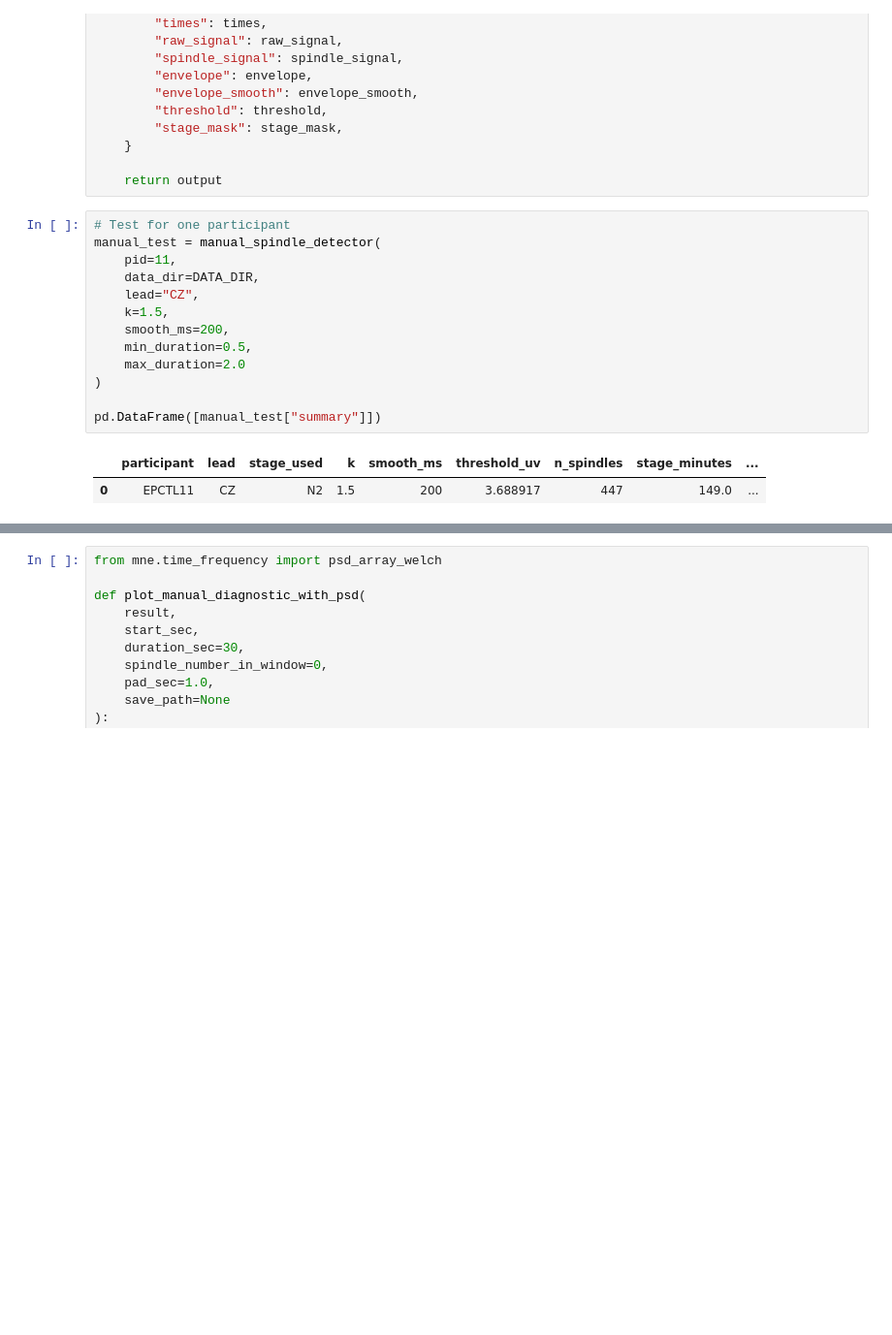
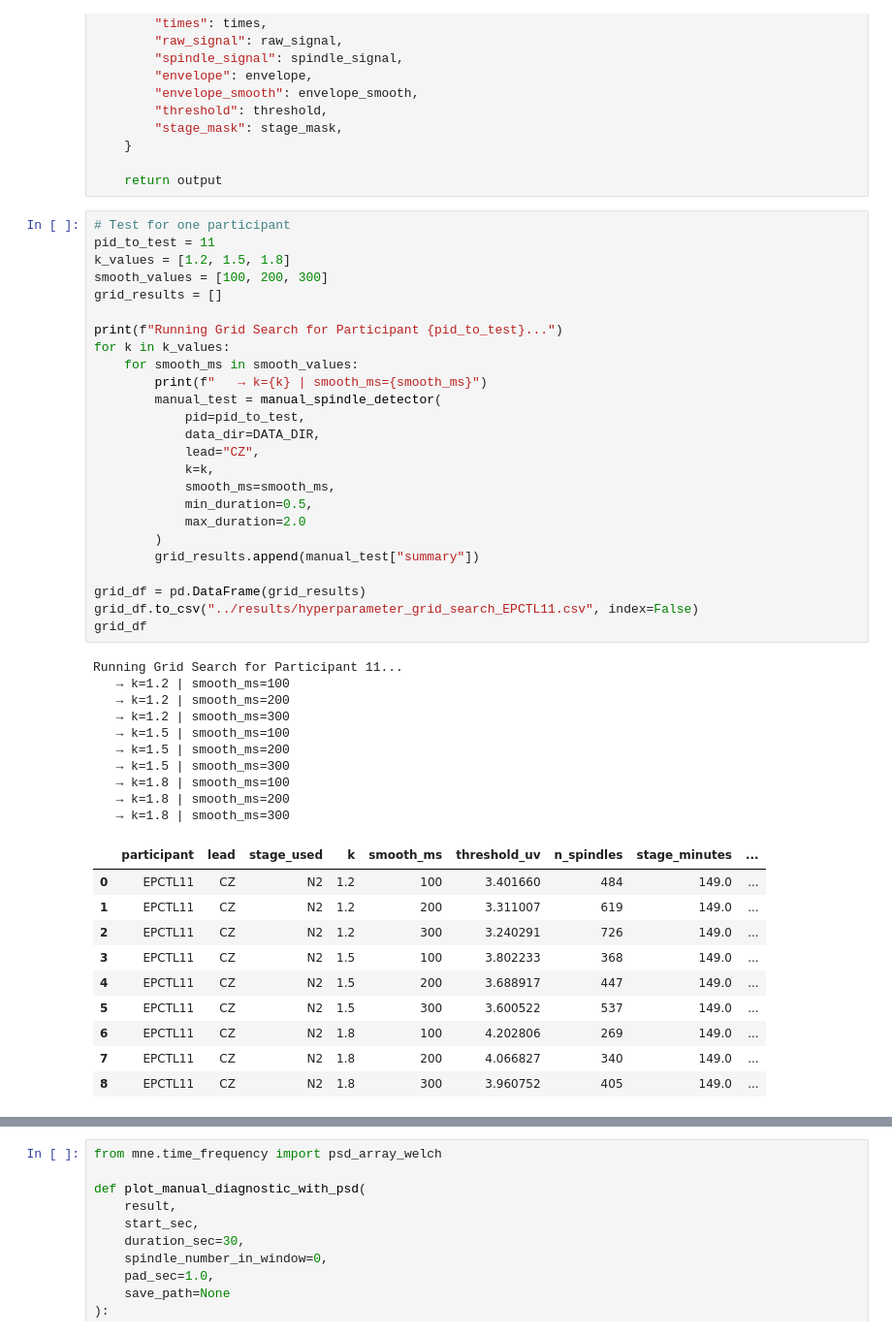
Before and after one commit to neehanthreddym/eeg-signal-processing-classification, a Jupyter notebook: notebooks/part1_spindles.ipynb, the cells around one changed output, grey strips where cells are left out. Shown at 97% size. Drawn from its saved outputs; the diff is of its cells as text; blank space fills up the shorter version.

```diff
--- a/notebooks/part1_spindles.ipynb
+++ b/notebooks/part1_spindles.ipynb
@@ -451,17 +453,47 @@ def manual_spindle_detector(
     return output
 # %%
 # Test for one participant
-manual_test = manual_spindle_detector(
-    pid=11,
-    data_dir=DATA_DIR,
-    lead="CZ",
-    k=1.5,
-    smooth_ms=200,
-    min_duration=0.5,
-    max_duration=2.0
-)
+pid_to_test = 11
+k_values = [1.2, 1.5, 1.8]
+smooth_values = [100, 200, 300]
+grid_results = []
 
-pd.DataFrame([manual_test["summary"]])
+print(f"Running Grid Search for Participant {pid_to_test}...")
+for k in k_values:
+    for smooth_ms in smooth_values:
+        print(f"   → k={k} | smooth_ms={smooth_ms}")
+        manual_test = manual_spindle_detector(
+            pid=pid_to_test,
+            data_dir=DATA_DIR,
+            lead="CZ",
+            k=k,
+            smooth_ms=smooth_ms,
+            min_duration=0.5,
+            max_duration=2.0
+        )
+        grid_results.append(manual_test["summary"])
+
+grid_df = pd.DataFrame(grid_results)
+grid_df.to_csv("../results/hyperparameter_grid_search_EPCTL11.csv", index=False)
+grid_df
 # %% [output]
+Running Grid Search for Participant 11...
+   → k=1.2 | smooth_ms=100
+   → k=1.2 | smooth_ms=200
+   → k=1.2 | smooth_ms=300
+   → k=1.5 | smooth_ms=100
+   → k=1.5 | smooth_ms=200
+   → k=1.5 | smooth_ms=300
+   → k=1.8 | smooth_ms=100
+   → k=1.8 | smooth_ms=200
+   → k=1.8 | smooth_ms=300
 |  | participant | lead | stage_used | k | smooth_ms | threshold_uv | n_spindles | stage_minutes | ... |
-| 0 | EPCTL11 | CZ | N2 | 1.5 | 200 | 3.688917 | 447 | 149.0 | ... |
+| 0 | EPCTL11 | CZ | N2 | 1.2 | 100 | 3.401660 | 484 | 149.0 | ... |
+| 1 | EPCTL11 | CZ | N2 | 1.2 | 200 | 3.311007 | 619 | 149.0 | ... |
+| 2 | EPCTL11 | CZ | N2 | 1.2 | 300 | 3.240291 | 726 | 149.0 | ... |
+| 3 | EPCTL11 | CZ | N2 | 1.5 | 100 | 3.802233 | 368 | 149.0 | ... |
+| 4 | EPCTL11 | CZ | N2 | 1.5 | 200 | 3.688917 | 447 | 149.0 | ... |
+| 5 | EPCTL11 | CZ | N2 | 1.5 | 300 | 3.600522 | 537 | 149.0 | ... |
+| 6 | EPCTL11 | CZ | N2 | 1.8 | 100 | 4.202806 | 269 | 149.0 | ... |
+| 7 | EPCTL11 | CZ | N2 | 1.8 | 200 | 4.066827 | 340 | 149.0 | ... |
+| 8 | EPCTL11 | CZ | N2 | 1.8 | 300 | 3.960752 | 405 | 149.0 | ... |
```
Also changed, not shown: parts of 17 cells of this notebook, 6 other files.
